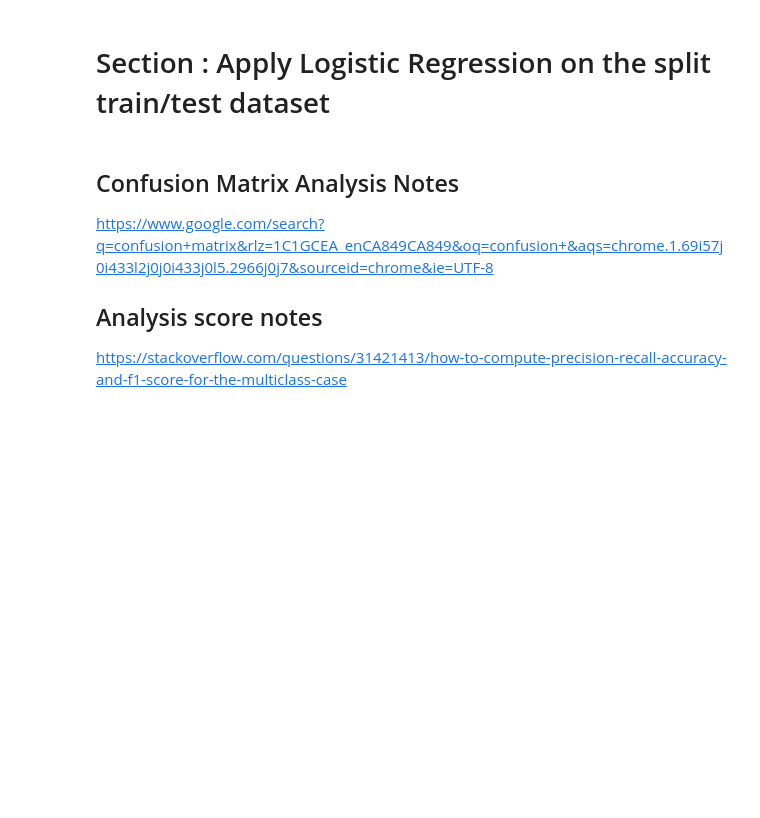
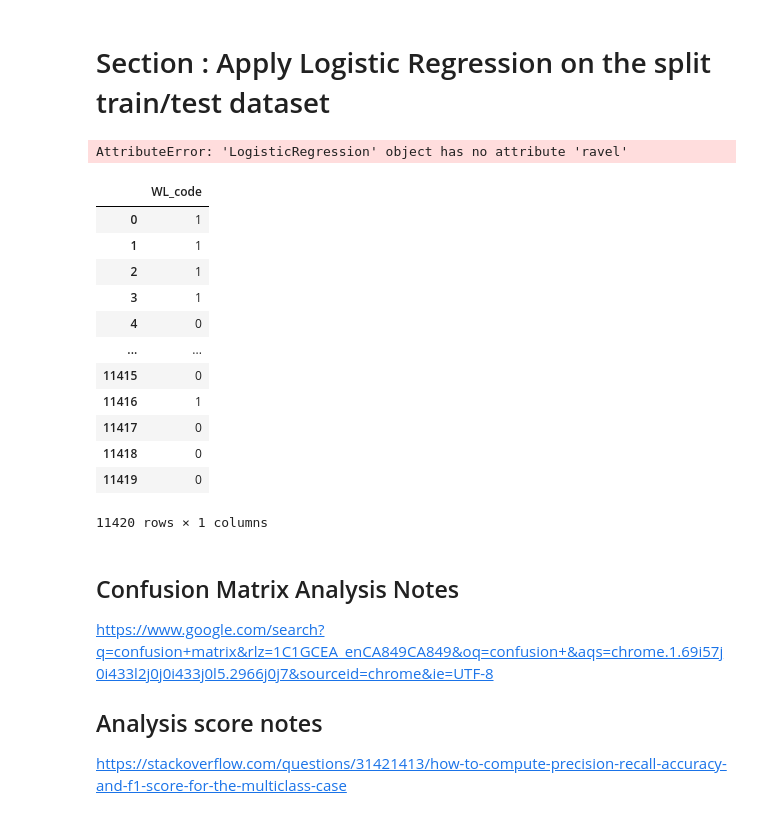
Before and after one commit to bhavikapatil/Capstone, a Jupyter notebook: Code/_Dennis_Sandbox/DAT 205-Group01-NBA-HistPlayGameLogs-01Transform.ipynb, the cells around one changed output. Cells and saved outputs as stored; diff of their text form; code cells hidden in the pictures; blank space fills up the shorter version.

```diff
--- a/Code/_Dennis_Sandbox/DAT 205-Group01-NBA-HistPlayGameLogs-01Transform.ipynb
+++ b/Code/_Dennis_Sandbox/DAT 205-Group01-NBA-HistPlayGameLogs-01Transform.ipynb
@@ -594,10 +666,32 @@ ValueError: Found input variables with inconsistent numbers of samples: [38064,
 LogRegM = LogisticRegression(solver='liblinear', random_state = 0)
 
 # Train the model
-LogRegM.fit(X_train, Y_train)
+LogRegM.fit(X_train, Y_train).ravel()
 
 # Predict using test data
 Y_pred = LogRegM.predict(X_test)
+# %% [output]
+AttributeError: 'LogisticRegression' object has no attribute 'ravel'
+# %%
+Y_pred = pd.DataFrame(Y_pred, columns = ["WL_code"])
+# df = pd.DataFrame(data=numpy_data, index=["row1", "row2"], columns=["column1", "column2"])
+# VALIDATION CODE
+if debug_active == 'yes':
+    display(Y_pred)
+# %% [output]
+|  | WL_code |
+| 0 | 1 |
+| 1 | 1 |
+| 2 | 1 |
+| 3 | 1 |
+| 4 | 0 |
+| ... | ... |
+| 11415 | 0 |
+| 11416 | 1 |
+| 11417 | 0 |
+| 11418 | 0 |
+| 11419 | 0 |
+11420 rows × 1 columns
 # %% [markdown]
 ## Confusion Matrix Analysis Notes
 https://www.google.com/search?q=confusion+matrix&rlz=1C1GCEA_enCA849CA849&oq=confusion+&aqs=chrome.1.69i57j0i433l2j0j0i433j0l5.2966j0j7&sourceid=chrome&ie=UTF-8
```
Also changed, not shown: parts of 10 cells of this notebook, 5 other files.
